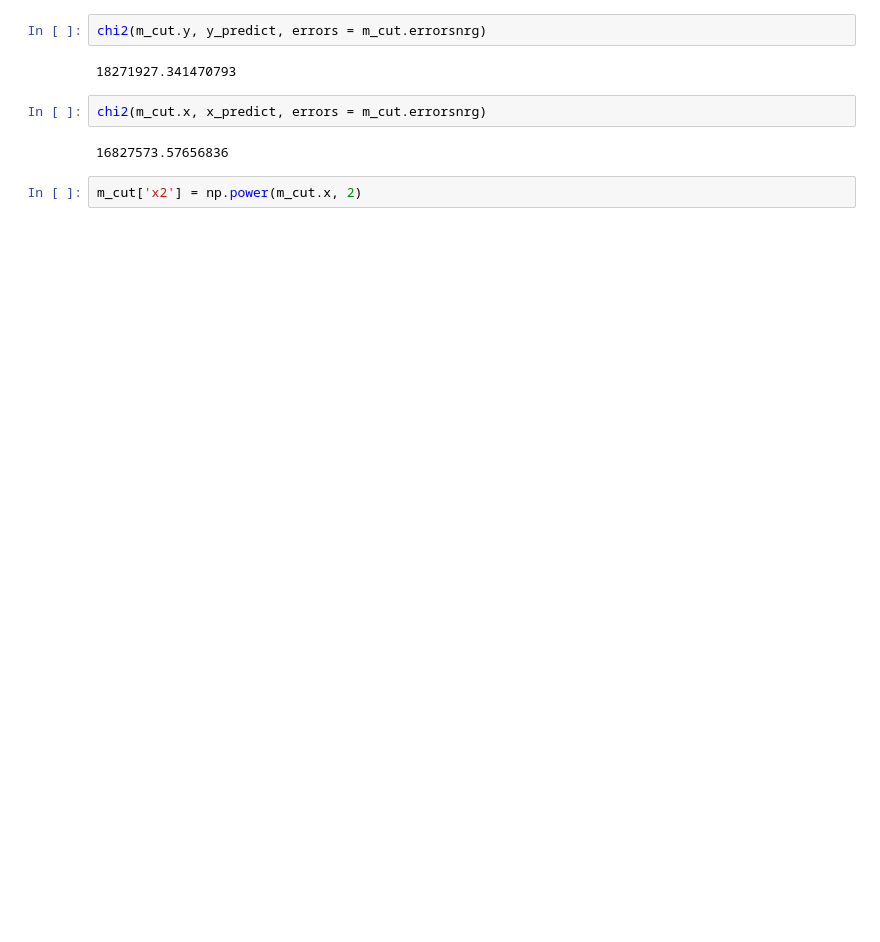
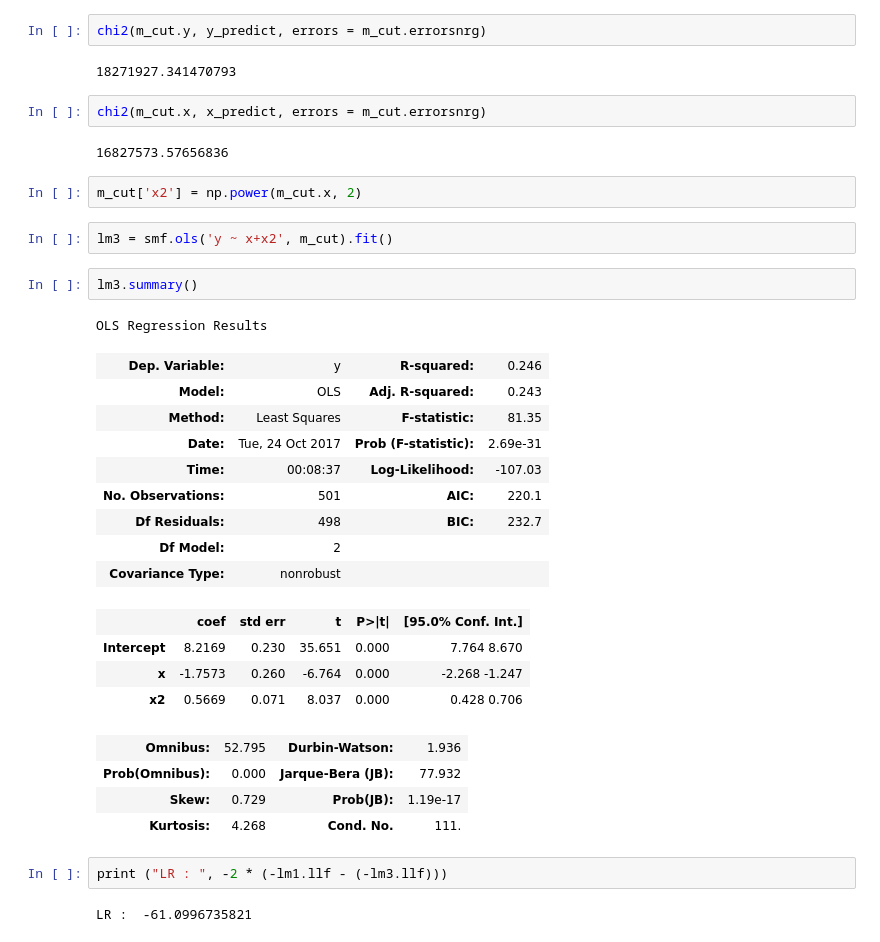
Before and after one commit to picniclin/PUI2017_yl5240, a Jupyter notebook: HW6_yl5240/HW6_Assignment.ipynb, the cells around one changed output. Cells and saved outputs as stored; diff of their text form; blank space fills up the shorter version.

```diff
--- a/HW6_yl5240/HW6_Assignment.ipynb
+++ b/HW6_yl5240/HW6_Assignment.ipynb
@@ -499,3 +499,30 @@ chi2(m_cut.x, x_predict, errors = m_cut.errorsnrg)
 16827573.57656836
 # %%
 m_cut['x2'] = np.power(m_cut.x, 2)
+# %%
+lm3 = smf.ols('y ~ x+x2', m_cut).fit()
+# %%
+lm3.summary()
+# %% [output]
+OLS Regression Results
+| Dep. Variable: | y | R-squared: | 0.246 |
+| Model: | OLS | Adj. R-squared: | 0.243 |
+| Method: | Least Squares | F-statistic: | 81.35 |
+| Date: | Tue, 24 Oct 2017 | Prob (F-statistic): | 2.69e-31 |
+| Time: | 00:08:37 | Log-Likelihood: | -107.03 |
+| No. Observations: | 501 | AIC: | 220.1 |
+| Df Residuals: | 498 | BIC: | 232.7 |
+| Df Model: | 2 |  |  |
+| Covariance Type: | nonrobust |  |  |
+|  | coef | std err | t | P>|t| | [95.0% Conf. Int.] |
+| Intercept | 8.2169 | 0.230 | 35.651 | 0.000 | 7.764 8.670 |
+| x | -1.7573 | 0.260 | -6.764 | 0.000 | -2.268 -1.247 |
+| x2 | 0.5669 | 0.071 | 8.037 | 0.000 | 0.428 0.706 |
+| Omnibus: | 52.795 | Durbin-Watson: | 1.936 |
+| Prob(Omnibus): | 0.000 | Jarque-Bera (JB): | 77.932 |
+| Skew: | 0.729 | Prob(JB): | 1.19e-17 |
+| Kurtosis: | 4.268 | Cond. No. | 111. |
+# %%
+print ("LR : ", -2 * (-lm1.llf - (-lm3.llf)))
+# %% [output]
+LR :  -61.0996735821
```
Also changed, not shown: parts of 1 cell of this notebook.
